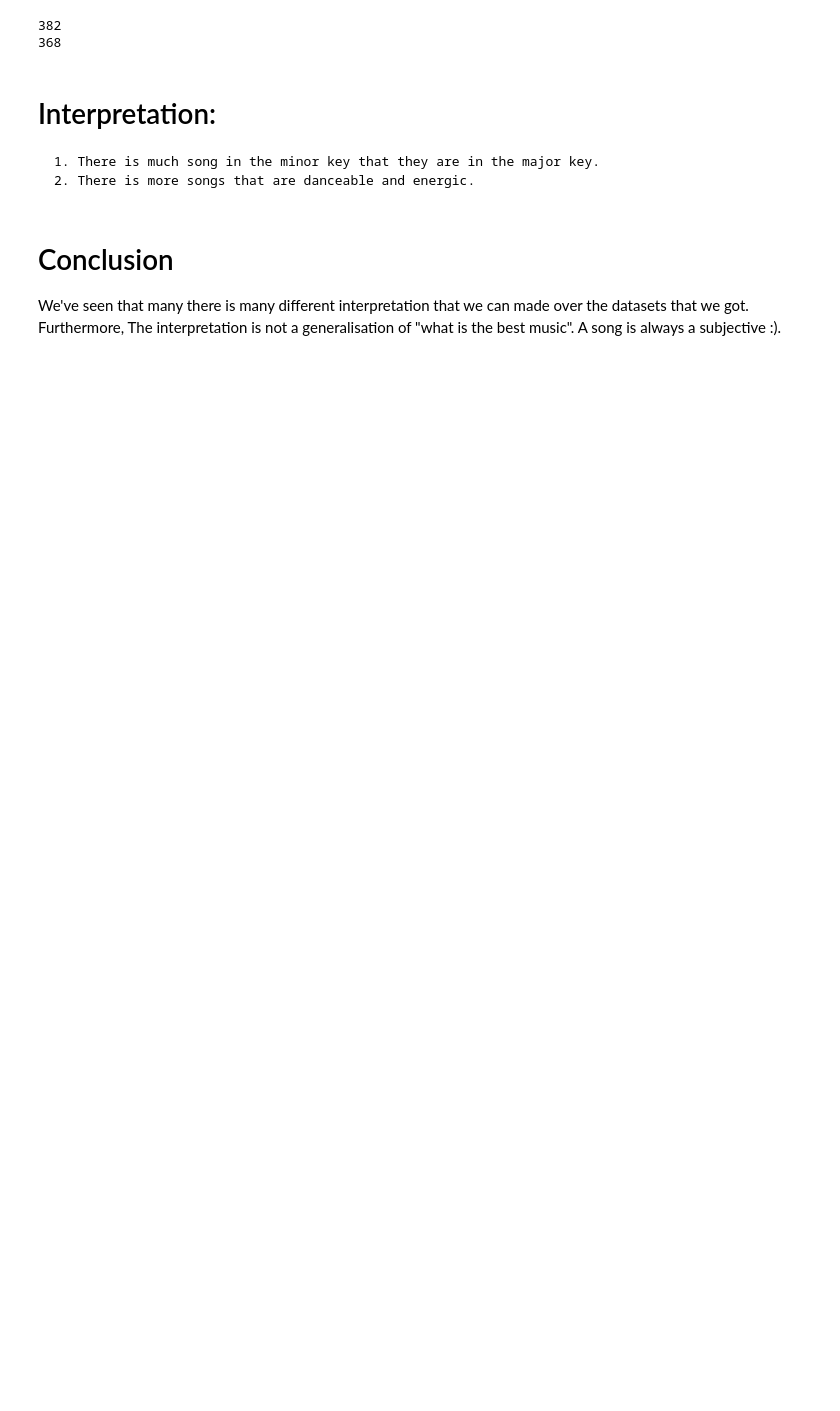
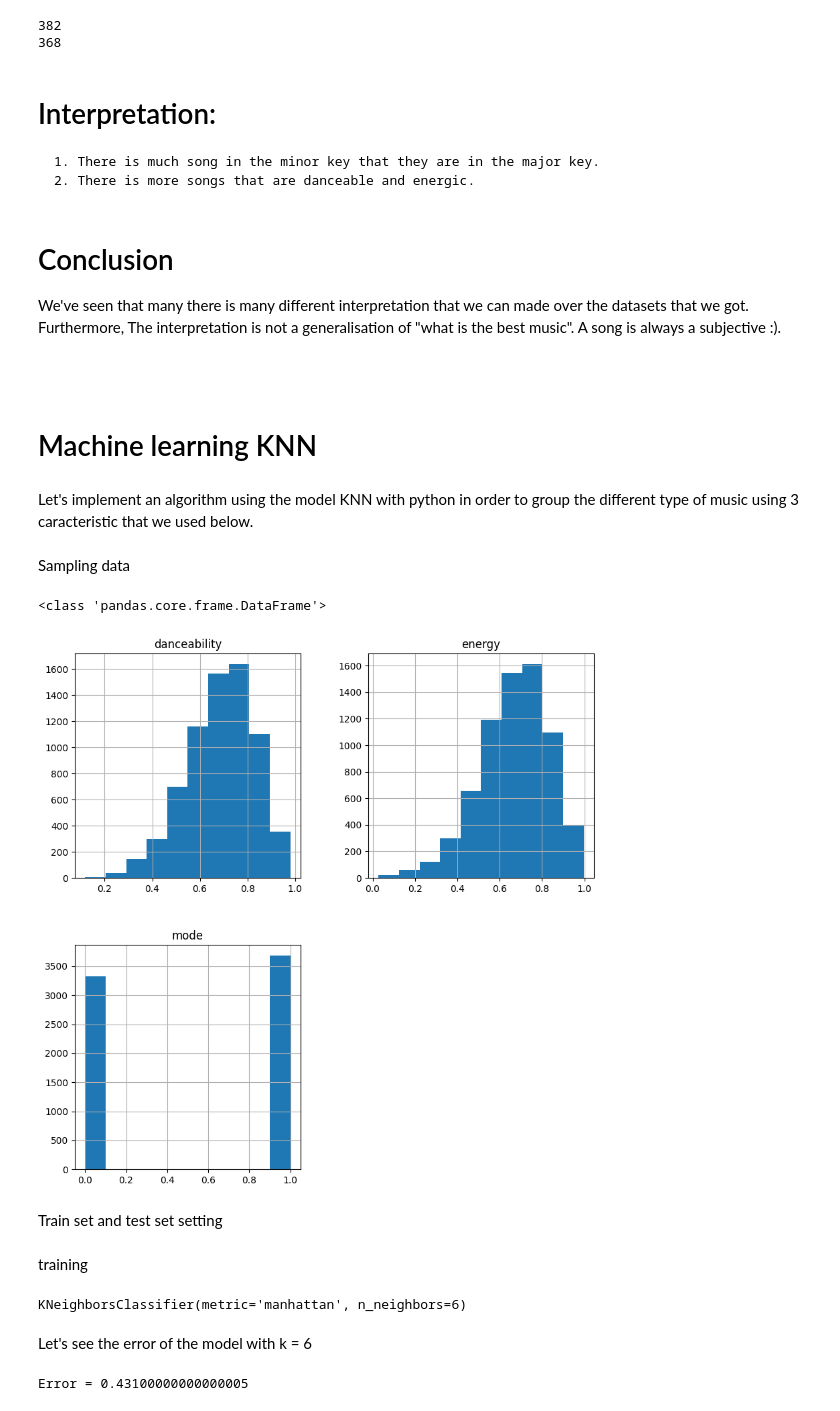
Before and after one commit to hadjuse/Spotify-graphic-and-interpretation, a Jupyter notebook: main.ipynb, the cells around one changed output. Cells and saved outputs as stored; diff of their text form; code cells hidden in the pictures; blank space fills up the shorter version.

Commit message:
add requirement and KNN algorithme

```diff
--- a/main.ipynb
+++ b/main.ipynb
@@ -187,3 +189,7 @@ We've seen that many there is many different interpretation that we can made ove
 A song is always a subjective :).
 # %% [markdown]
 #
+# %% [markdown]
+# Machine learning KNN
+# %% [markdown]
+Let's implement an algorithm using the model KNN with python in order to group the different type of music using 3 caracteristic that we used below.
@@ -189,0 +198,14 @@ A song is always a subjective :).
+# %% [markdown]
+Sampling data
+# %%
+df1 = data[["danceability", "energy","mode"]].iloc[0: 7000]
+df1.hist(figsize=(10,10))
+sample = np.random.randint(df1.shape[0], size=5000)
+x = df1[["danceability", "energy"]].iloc[sample] # "danceability and energy of the song"
+y = df1[["mode"]].iloc[sample] # major or minor
+print(type(x))
+# %% [output]
+<class 'pandas.core.frame.DataFrame'>
+[figure, added]
+# %% [markdown]
+Train set and test set setting
@@ -189,0 +215,15 @@ A song is always a subjective :).
+# %% [markdown]
+training
+# %%
+from sklearn import neighbors
+knn = neighbors.KNeighborsClassifier(n_neighbors=6, metric="manhattan")
+knn.fit(xtrain, ytrain.values.ravel())
+# %% [output]
+KNeighborsClassifier(metric='manhattan', n_neighbors=6)
+# %% [markdown]
+Let's see the error of the model with k = 6
+# %%
+error = 1 - knn.score(xtest,ytest)
+print(f"Error = {error}")
+# %% [output]
+Error = 0.43100000000000005
```
Also changed, not shown: parts of 9 cells of this notebook, 1 other file.
